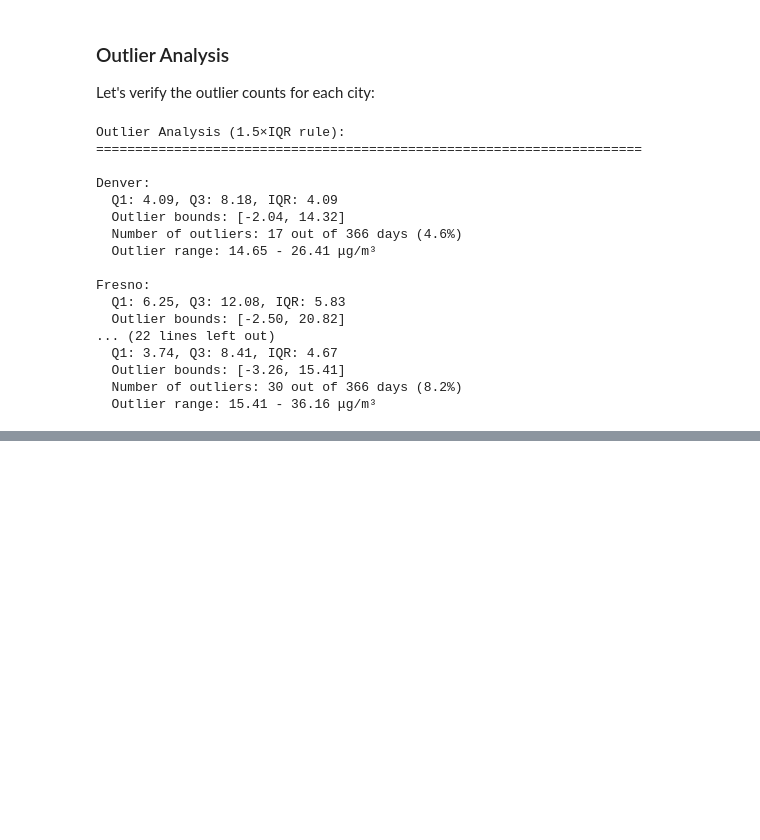
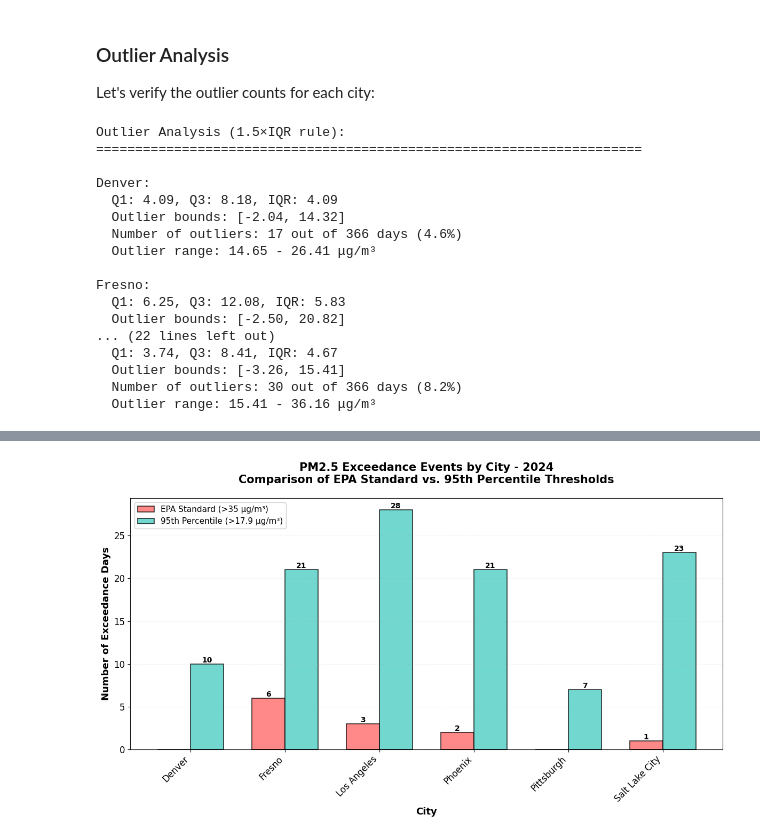
Before and after one commit to Ni-Bu/Air-Quality-Analysis, a Jupyter notebook: analysis_demo.ipynb, the cells around one changed output, grey strips where cells are left out. Cells and saved outputs as stored; diff of their text form; code cells hidden in the pictures; blank space fills up the shorter version.

```diff
--- a/analysis_demo.ipynb
+++ b/analysis_demo.ipynb
@@ -925,0 +973,70 @@ Fresno:
+# %%
+# Create grouped bar chart
+fig, ax = plt.subplots(figsize=(12, 7))
+
+# Set up grouped bar positions
+x = np.arange(len(cities))
+width = 0.35  # Width of bars
+
+# Create grouped bars
+bars1 = ax.bar(
+    x - width/2,
+    epa_counts,
+    width,
+    label=f'EPA Standard (>{epa_standard:.0f} μg/m³)',
+    color='#FF6B6B',
+    alpha=0.8,
+    edgecolor='black',
+    linewidth=1.2
+)
+
+bars2 = ax.bar(
+    x + width/2,
+    percentile_counts,
+    width,
+    label=f'95th Percentile (>{percentile_95:.1f} μg/m³)',
+    color='#4ECDC4',
+    alpha=0.8,
+    edgecolor='black',
+    linewidth=1.2
+)
+
+# Add value labels on bars
+def add_value_labels(bars):
+    """Add text labels on top of bars."""
+    for bar in bars:
+        height = bar.get_height()
+        if height > 0:  # Only label non-zero bars
+            ax.text(
+                bar.get_x() + bar.get_width() / 2.,
+                height,
+                f'{int(height)}',
+                ha='center',
+                va='bottom',
+                fontsize=10,
+                fontweight='bold'
+            )
+
+add_value_labels(bars1)
+add_value_labels(bars2)
+
+# Styling
+ax.set_xlabel('City', fontsize=13, fontweight='bold')
+ax.set_ylabel('Number of Exceedance Days', fontsize=13, fontweight='bold')
+ax.set_title(
+    'PM2.5 Exceedance Events by City - 2024\n'
+    'Comparison of EPA Standard vs. 95th Percentile Thresholds',
+    fontsize=15,
+    fontweight='bold',
+    pad=20
+)
+ax.set_xticks(x)
+ax.set_xticklabels(cities, rotation=45, ha='right')
+ax.legend(loc='upper left', fontsize=11, framealpha=0.9)
+ax.grid(axis='y', alpha=0.3, linestyle=':')
+ax.set_ylim(bottom=0)
+
+plt.tight_layout()
+plt.show()
+# %% [output]
+[figure, added]
```
Also changed, not shown: parts of 8 cells of this notebook, 6 other files.
